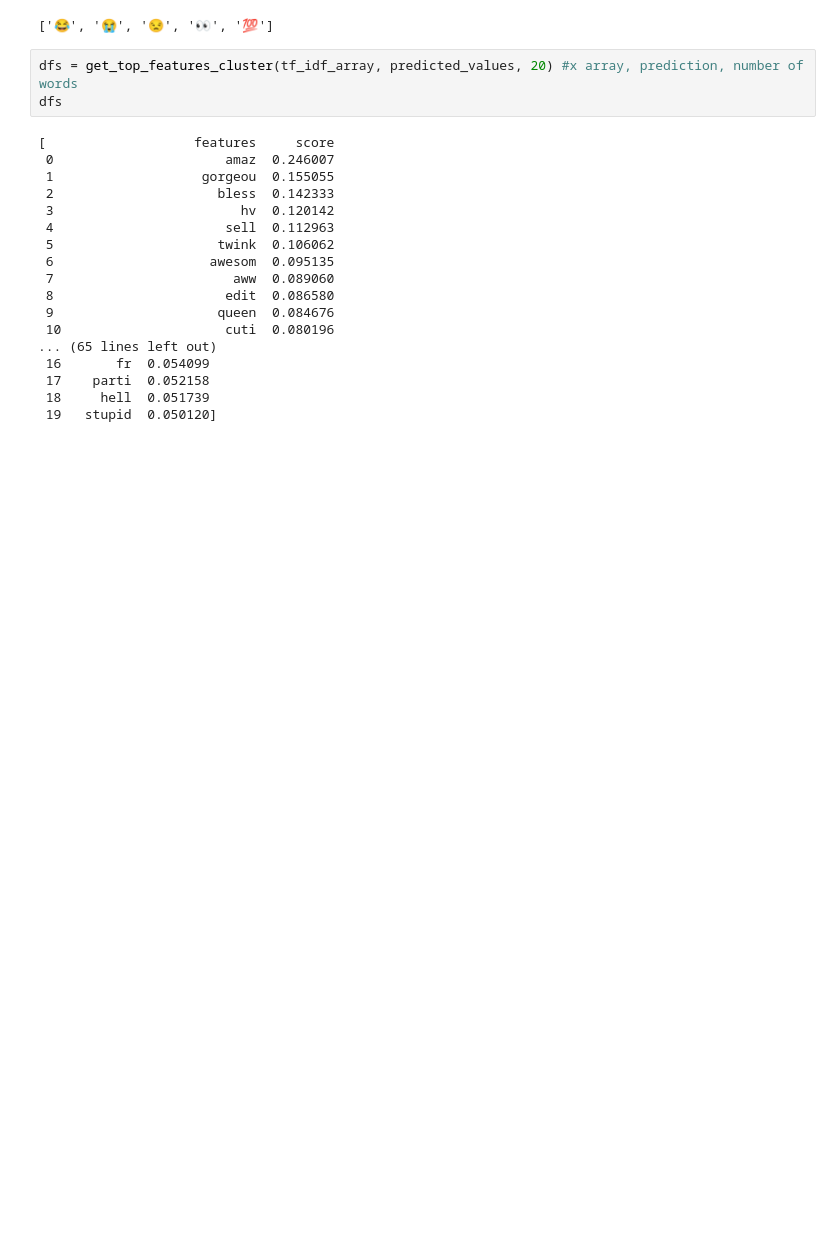
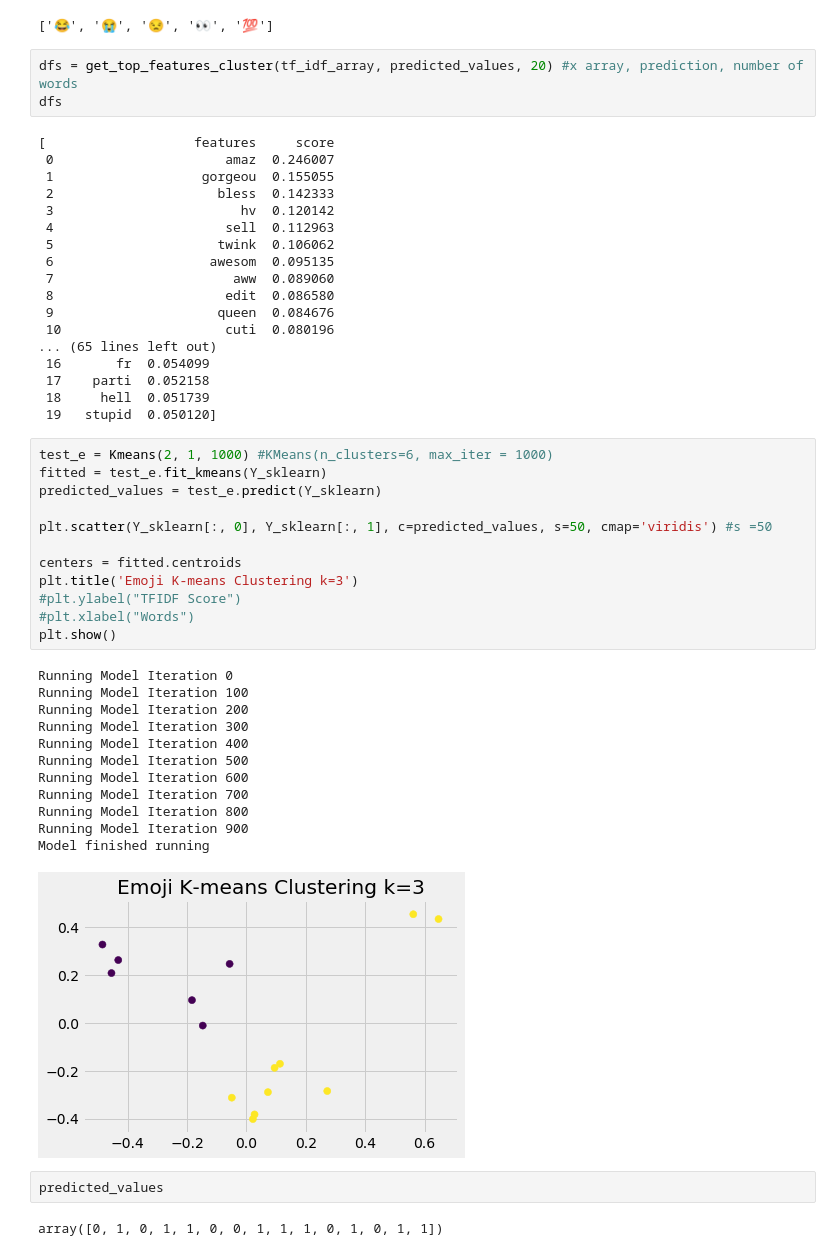
Before and after one commit to suneric98/ai-meme-generator, a Jupyter notebook: Emojifier/emojifier/modelling/Emoji_clustering.ipynb, the cells around one changed output. Cells and saved outputs as stored; diff of their text form; blank space fills up the shorter version.

```diff
--- a/Emojifier/emojifier/modelling/Emoji_clustering.ipynb
+++ b/Emojifier/emojifier/modelling/Emoji_clustering.ipynb
@@ -792,3 +773,32 @@ dfs
  17    parti  0.052158
  18     hell  0.051739
  19   stupid  0.050120]
+# %%
+test_e = Kmeans(2, 1, 1000) #KMeans(n_clusters=6, max_iter = 1000)
+fitted = test_e.fit_kmeans(Y_sklearn)
+predicted_values = test_e.predict(Y_sklearn)
+
+plt.scatter(Y_sklearn[:, 0], Y_sklearn[:, 1], c=predicted_values, s=50, cmap='viridis') #s =50
+
+centers = fitted.centroids
+plt.title('Emoji K-means Clustering k=3')
+#plt.ylabel("TFIDF Score")
+#plt.xlabel("Words")
+plt.show()
+# %% [output]
+Running Model Iteration 0
+Running Model Iteration 100
+Running Model Iteration 200
+Running Model Iteration 300
+Running Model Iteration 400
+Running Model Iteration 500
+Running Model Iteration 600
+Running Model Iteration 700
+Running Model Iteration 800
+Running Model Iteration 900
+Model finished running
+[figure, added]
+# %%
+predicted_values
+# %% [output]
+array([0, 1, 0, 1, 1, 0, 0, 1, 1, 1, 0, 1, 0, 1, 1])
```
Also changed, not shown: parts of 18 cells of this notebook, 1 other file.
